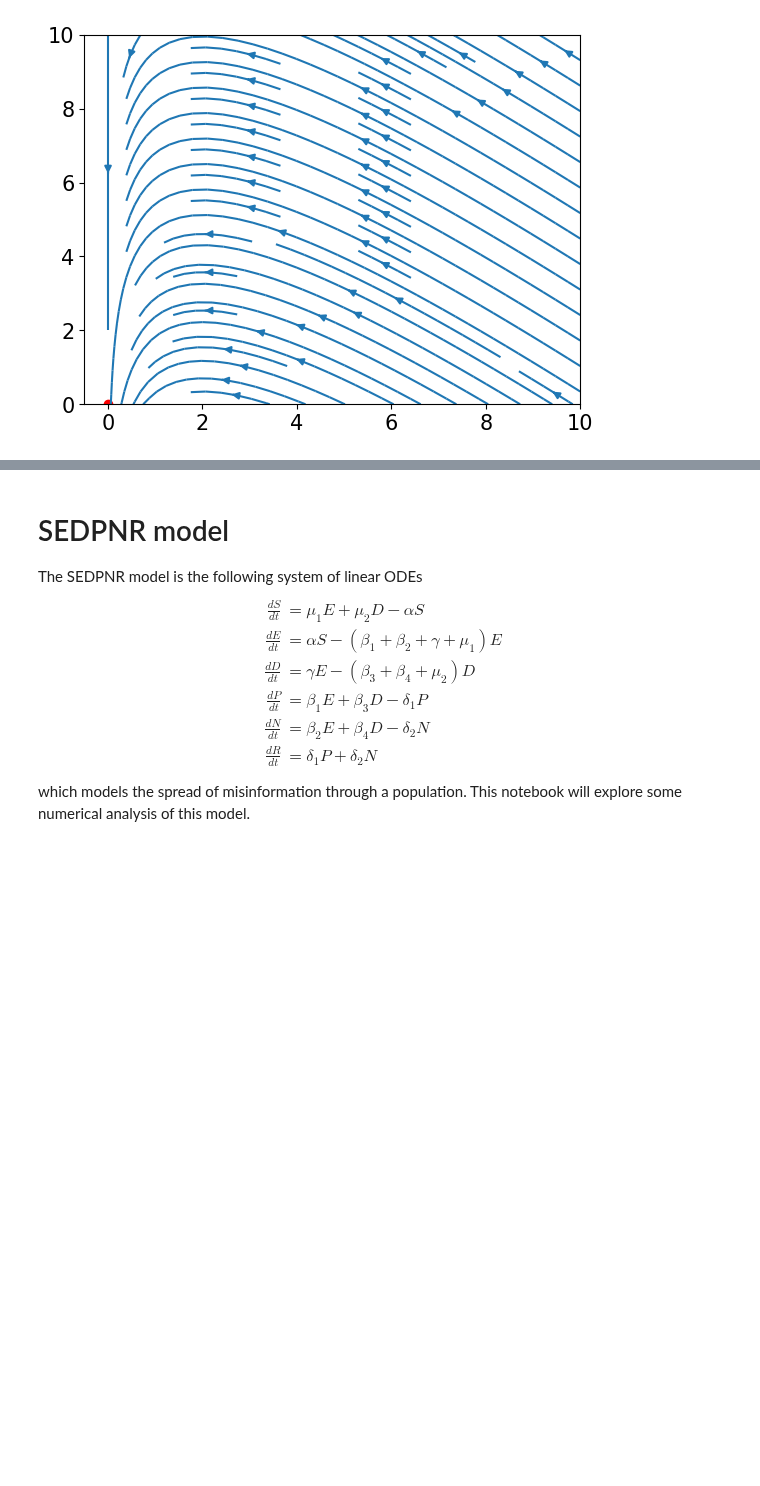
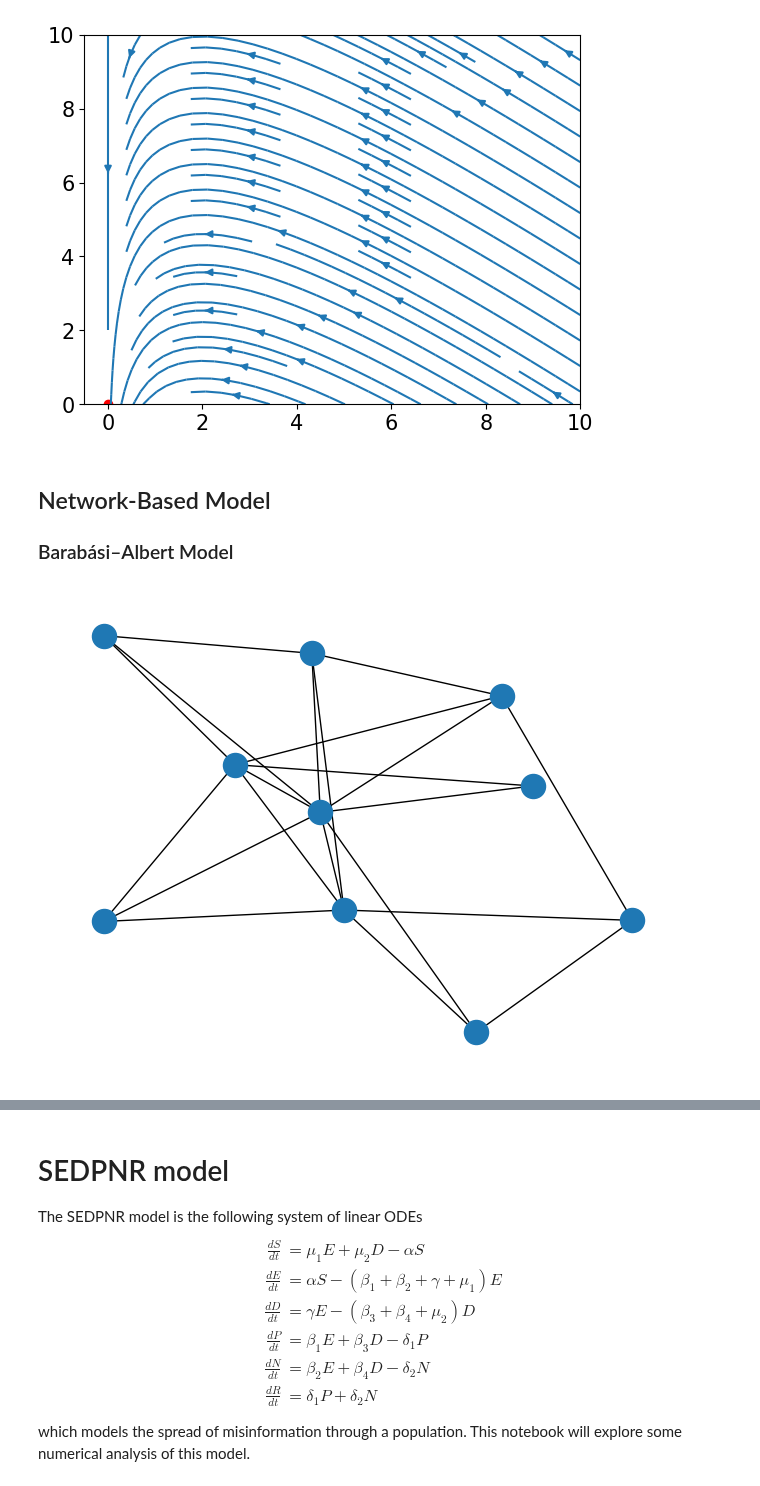
Before and after one commit to Arnottjwr/Misinformation-Models, a Jupyter notebook: SEDPNR.ipynb, the cells around one changed output, grey strips where cells are left out. Drawn from its saved outputs; the diff is of its cells as text; code cells hidden in the pictures; blank space fills up the shorter version.

Commit message:
Networkx models

```diff
--- a/SEDPNR.ipynb
+++ b/SEDPNR.ipynb
@@ -64,3 +65,11 @@ ax.scatter(*fixed_points.T, color="r")
 fig.show()
 # %% [output]
 [figure]
+# %% [markdown]
+## Network-Based Model
+### Barabási–Albert Model
+# %%
+G = nx.barabasi_albert_graph(10,3)
+nx.draw(G)
+# %% [output]
+[figure, added]
```
Also changed, not shown: parts of 5 cells of this notebook.
